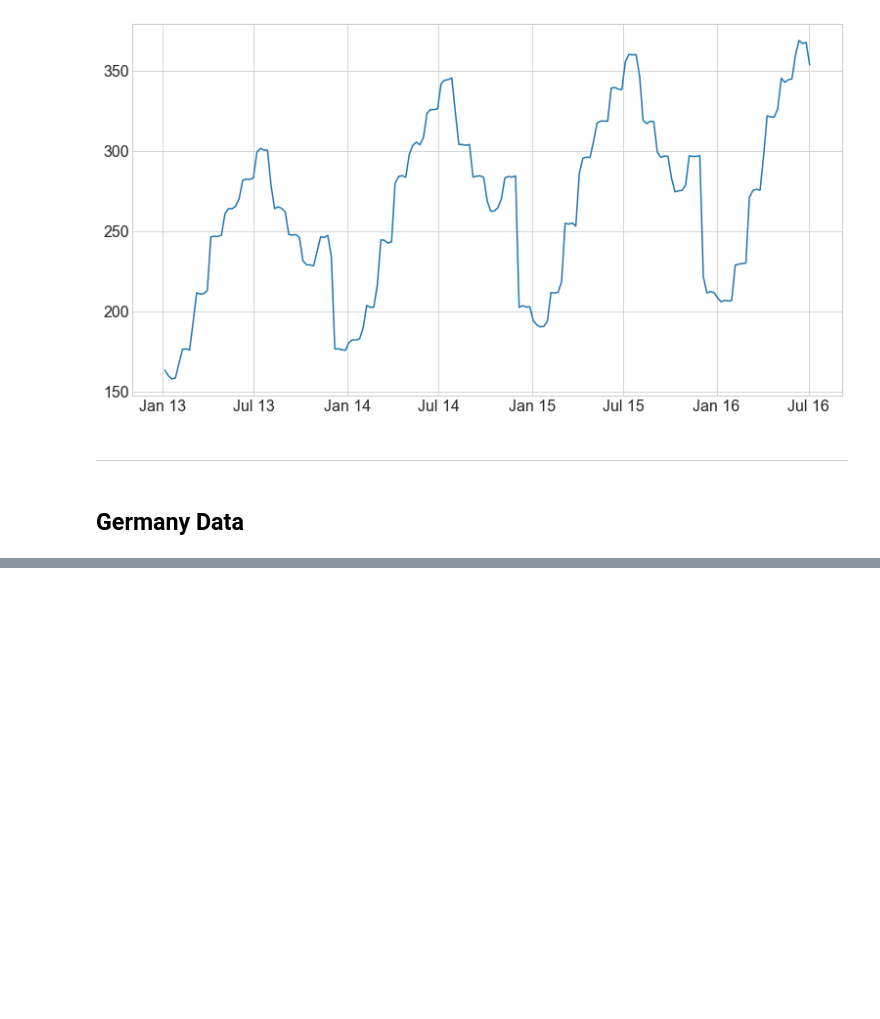
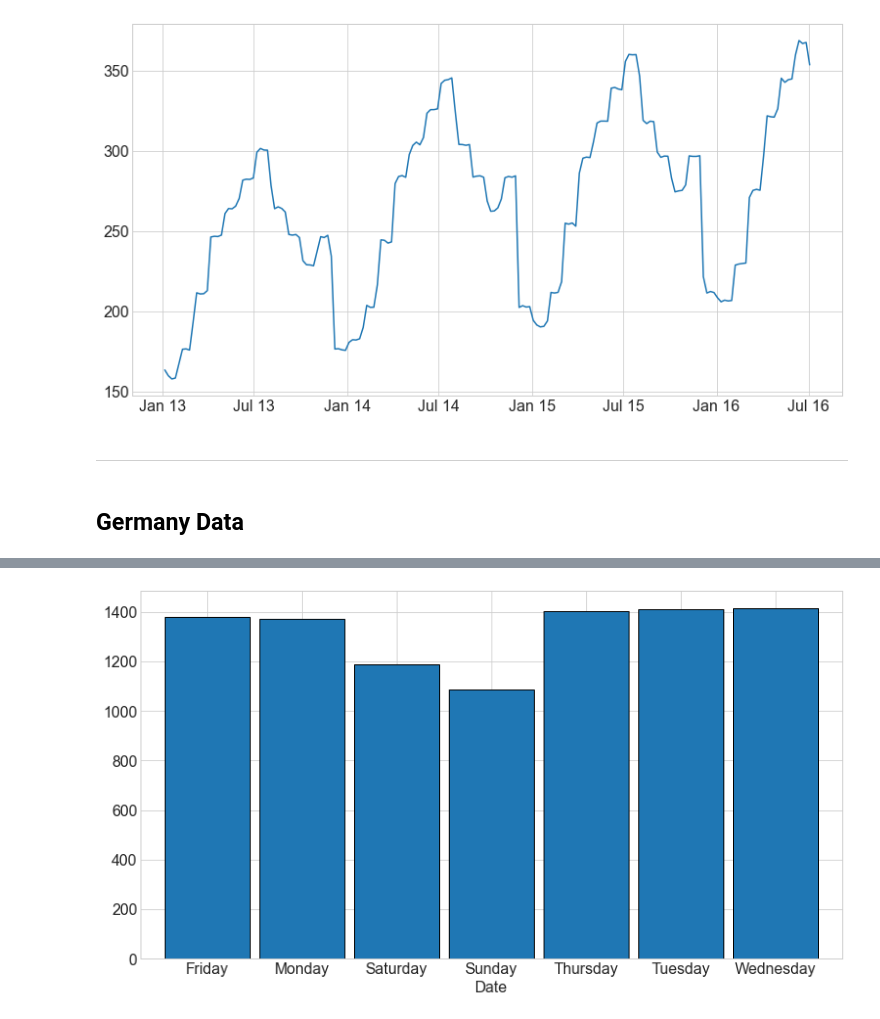
Before and after one commit to natasharivers/time-series-exercises, a Jupyter notebook: Explore.ipynb, the cells around one changed output, grey strips where cells are left out. Drawn from its saved outputs; the diff is of its cells as text; code cells hidden in the pictures; blank space fills up the shorter version.

```diff
--- a/Explore.ipynb
+++ b/Explore.ipynb
@@ -451,0 +521,7 @@ memory usage: 239.7+ KB
+# %%
+y.groupby(y.index.day_name()).mean().plot.bar(width=.9, ec='black')
+plt.xticks(rotation=0)
+ax.set(title='Average Consumption by Weekday', xlabel='Weekday', ylabel='Consumption')
+None
+# %% [output]
+[figure, added]
```
Also changed, not shown: parts of 33 cells of this notebook.
